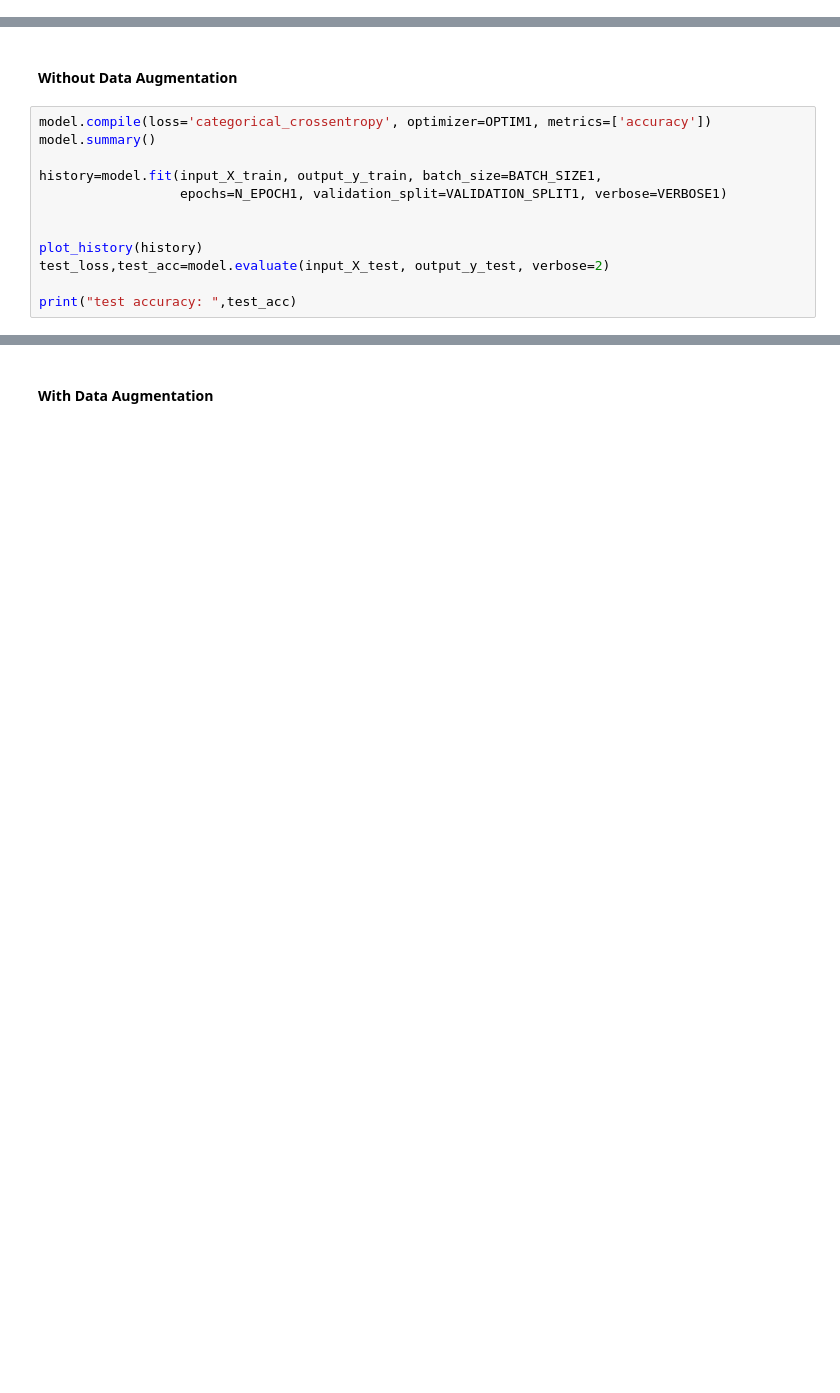
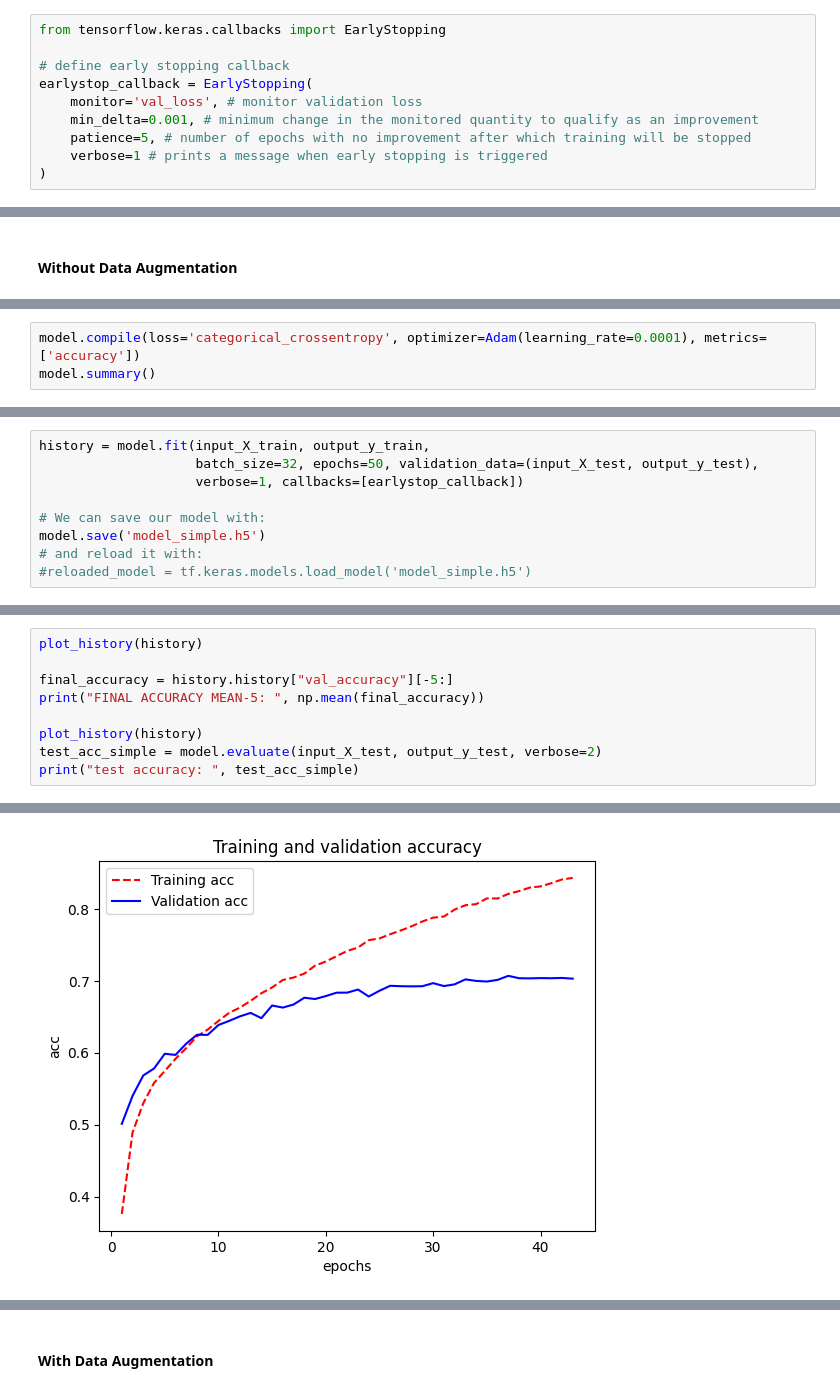
Before and after one commit to IreneJeong/ML-Stats-R-and-Python-Practice, a Jupyter notebook: MLS_CW_CIfar10.ipynb, the cells around one changed output, grey strips where cells are left out. Saved outputs shown, nothing was run; the diff lists cells and outputs as text; blank space fills up the shorter version.

```diff
--- a/MLS_CW_CIfar10.ipynb
+++ b/MLS_CW_CIfar10.ipynb
@@ -149 +180,11 @@ print(input_X_train_aug.shape)
+# %%
+from tensorflow.keras.callbacks import EarlyStopping
+
+# define early stopping callback
+earlystop_callback = EarlyStopping(
+    monitor='val_loss', # monitor validation loss
+    min_delta=0.001, # minimum change in the monitored quantity to qualify as an improvement
+    patience=5, # number of epochs with no improvement after which training will be stopped
+    verbose=1 # prints a message when early stopping is triggered
+)
 # %% [markdown]
@@ -185,15 +341,3 @@ print('CNN Network Definition setup')
 CNN Network Definition setup
 # %% [markdown]
 #### Without Data Augmentation
-# %%
-model.compile(loss='categorical_crossentropy', optimizer=OPTIM1, metrics=['accuracy'])
-model.summary()
-
-history=model.fit(input_X_train, output_y_train, batch_size=BATCH_SIZE1,
-                  epochs=N_EPOCH1, validation_split=VALIDATION_SPLIT1, verbose=VERBOSE1)
-
-
-plot_history(history)
-test_loss,test_acc=model.evaluate(input_X_test, output_y_test, verbose=2)
-
-print("test accuracy: ",test_acc)
@@ -220,0 +344,3 @@ test accuracy:  0.45249998569488525
+# %%
+model.compile(loss='categorical_crossentropy', optimizer=Adam(learning_rate=0.0001), metrics=['accuracy'])
+model.summary()
@@ -220,0 +365,9 @@ test accuracy:  0.45249998569488525
+# %%
+history = model.fit(input_X_train, output_y_train,
+                    batch_size=32, epochs=50, validation_data=(input_X_test, output_y_test),
+                    verbose=1, callbacks=[earlystop_callback])
+
+# We can save our model with:
+model.save('model_simple.h5')
+# and reload it with:
+#reloaded_model = tf.keras.models.load_model('model_simple.h5')
@@ -220,0 +392,10 @@ test accuracy:  0.45249998569488525
+# %%
+plot_history(history)
+
+final_accuracy = history.history["val_accuracy"][-5:]
+print("FINAL ACCURACY MEAN-5: ", np.mean(final_accuracy))
+
+plot_history(history)
+test_acc_simple = model.evaluate(input_X_test, output_y_test, verbose=2)
+print("test accuracy: ", test_acc_simple)
+# %% [output]
@@ -220,0 +405 @@ test accuracy:  0.45249998569488525
+[figure, added]
```
Also changed, not shown: parts of 120 cells of this notebook.
